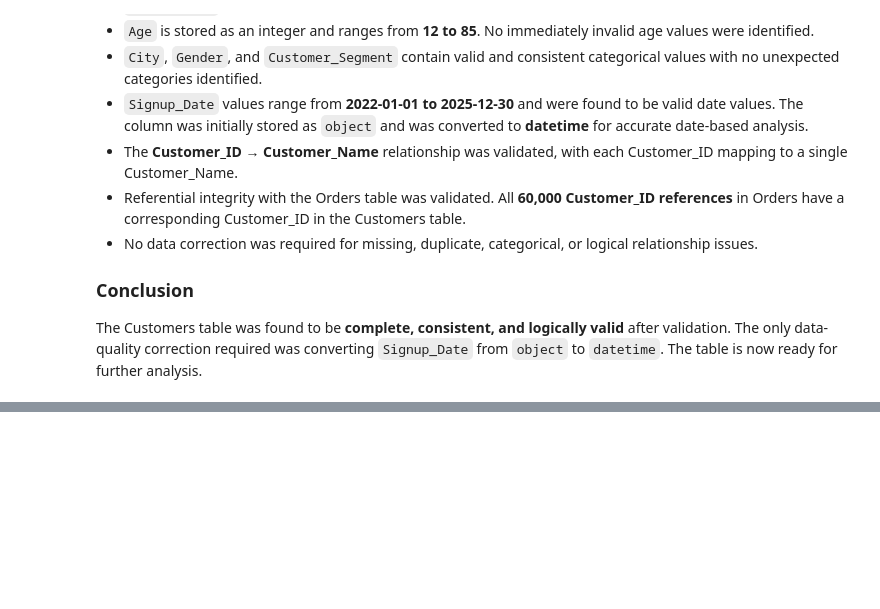
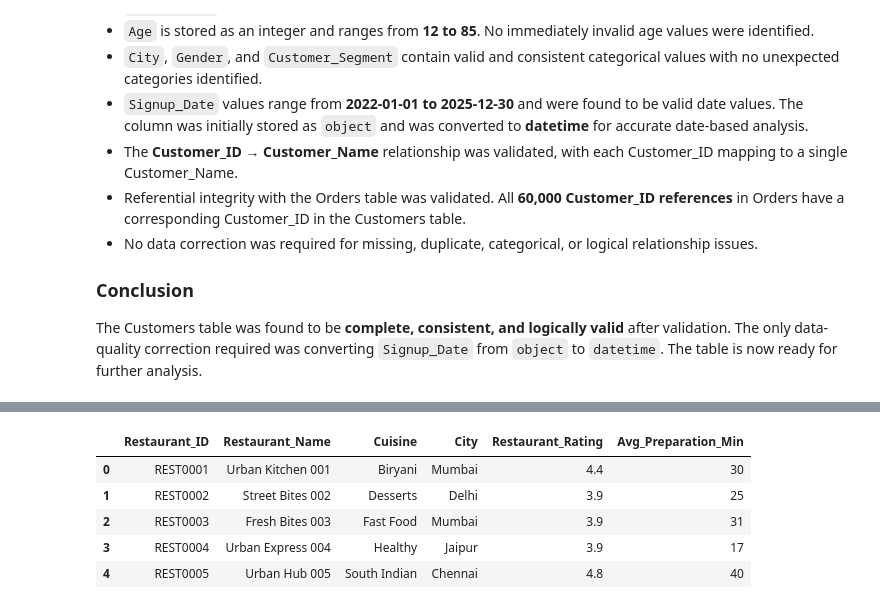
Before and after one commit to saradlakandri/Food-Delivery-Operations-Customer-Analytics, a Jupyter notebook: Python/Food_Delivery_Operations_Customer_Analytics.ipynb, the cells around one changed output, grey strips where cells are left out. Saved outputs shown, nothing was run; the diff lists cells and outputs as text; code cells hidden in the pictures; blank space fills up the shorter version.

```diff
--- a/Python/Food_Delivery_Operations_Customer_Analytics.ipynb
+++ b/Python/Food_Delivery_Operations_Customer_Analytics.ipynb
@@ -1038,0 +1059,12 @@ The Customers table was found to be **complete, consistent, and logically valid*
+# %%
+## Loading/reading of the Restaurants table
+
+restaurants = pd.read_csv('/content/restaurants.csv')
+restaurants.head()
+# %% [output]
+|  | Restaurant_ID | Restaurant_Name | Cuisine | City | Restaurant_Rating | Avg_Preparation_Min |
+| 0 | REST0001 | Urban Kitchen 001 | Biryani | Mumbai | 4.4 | 30 |
+| 1 | REST0002 | Street Bites 002 | Desserts | Delhi | 3.9 | 25 |
+| 2 | REST0003 | Fresh Bites 003 | Fast Food | Mumbai | 3.9 | 31 |
+| 3 | REST0004 | Urban Express 004 | Healthy | Jaipur | 3.9 | 17 |
+| 4 | REST0005 | Urban Hub 005 | South Indian | Chennai | 4.8 | 40 |
```
Also changed, not shown: parts of 36 cells of this notebook.
